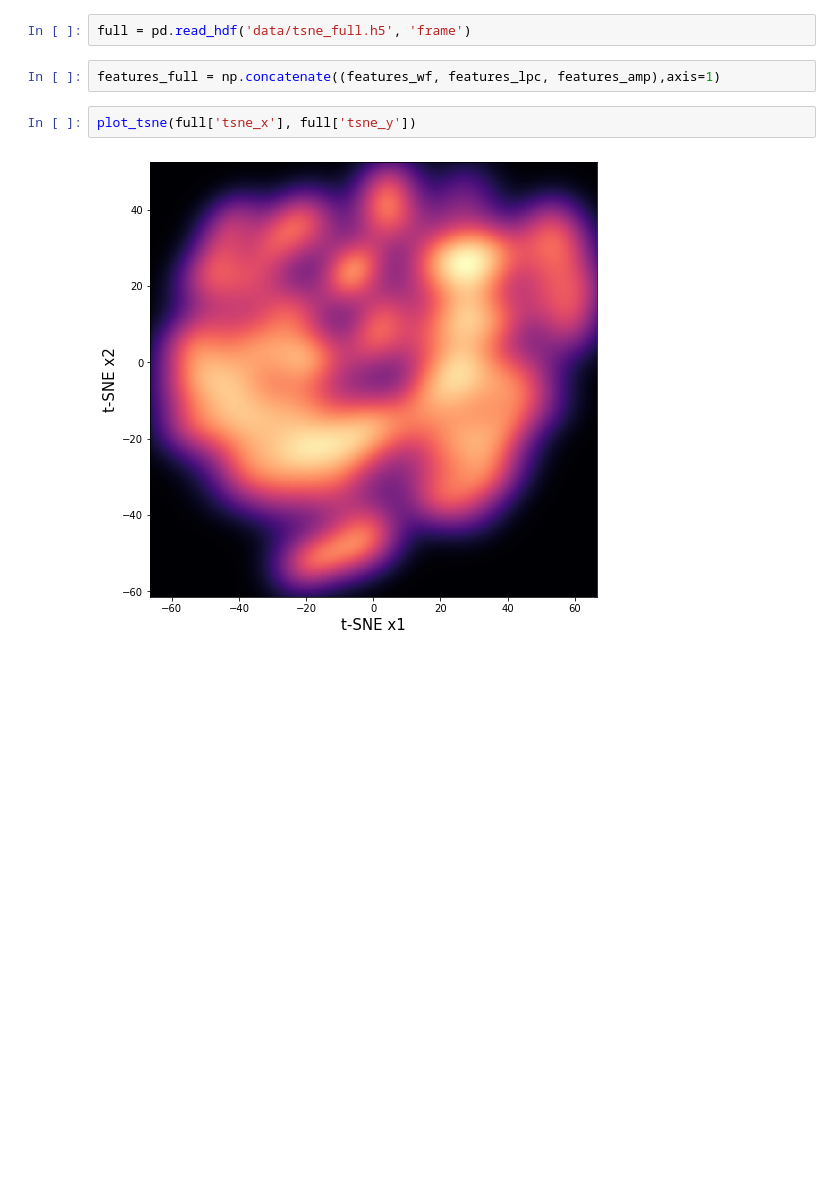
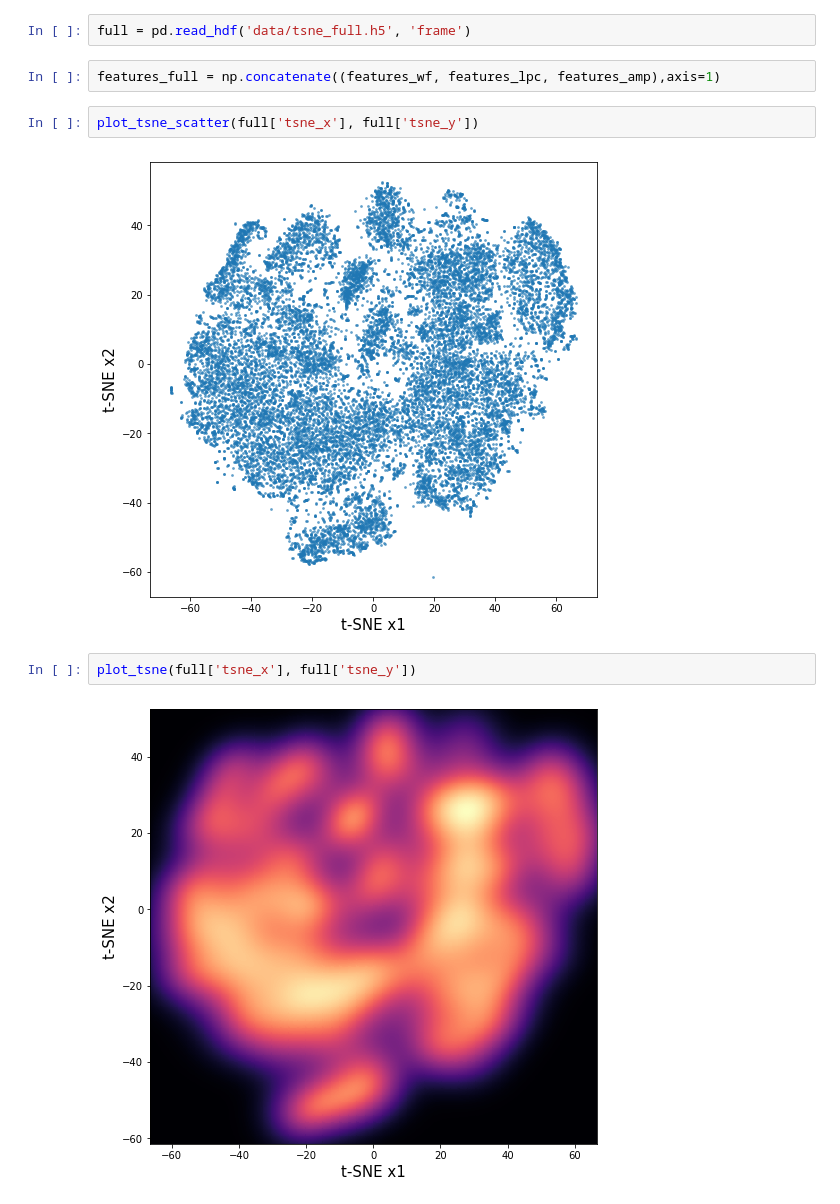
Before and after one commit to llayer/StromboliWF, a Jupyter notebook: cluster.ipynb, the cells around one changed output. Drawn from its saved outputs; the diff is of its cells as text; blank space fills up the shorter version.

```diff
--- a/cluster.ipynb
+++ b/cluster.ipynb
@@ -268,6 +291,10 @@ cluster_time(wf, 'kmeans', 2, timebins=50)
 full = pd.read_hdf('data/tsne_full.h5', 'frame')
 # %%
 features_full = np.concatenate((features_wf, features_lpc, features_amp),axis=1)
+# %%
+plot_tsne_scatter(full['tsne_x'], full['tsne_y'])
+# %% [output]
+[figure, added]
 # %%
 plot_tsne(full['tsne_x'], full['tsne_y'])
 # %% [output]
```
Also changed, not shown: parts of 8 cells of this notebook, 1 other file.
